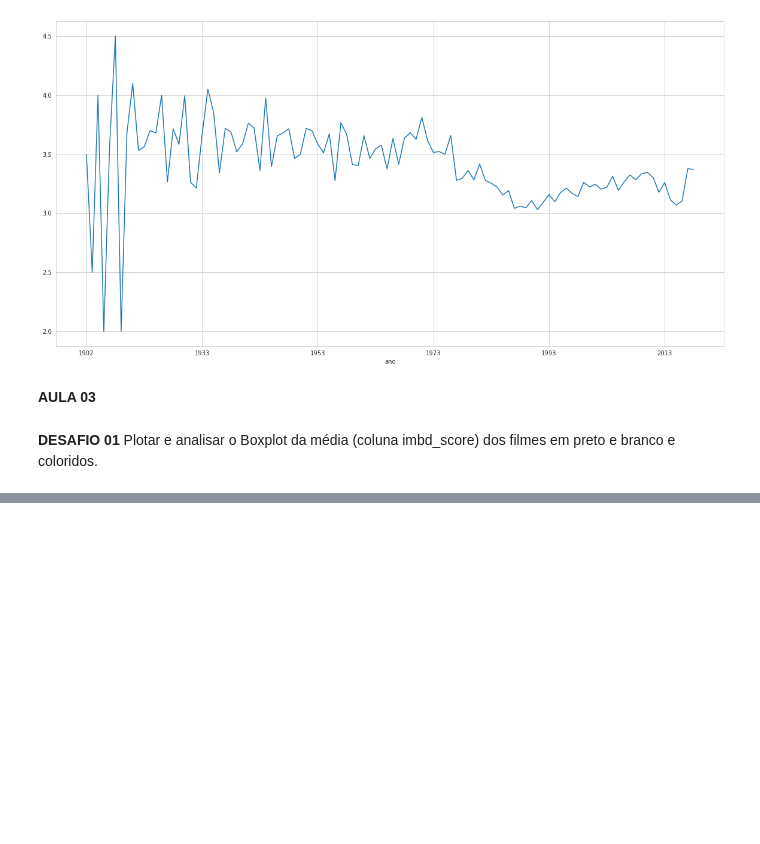
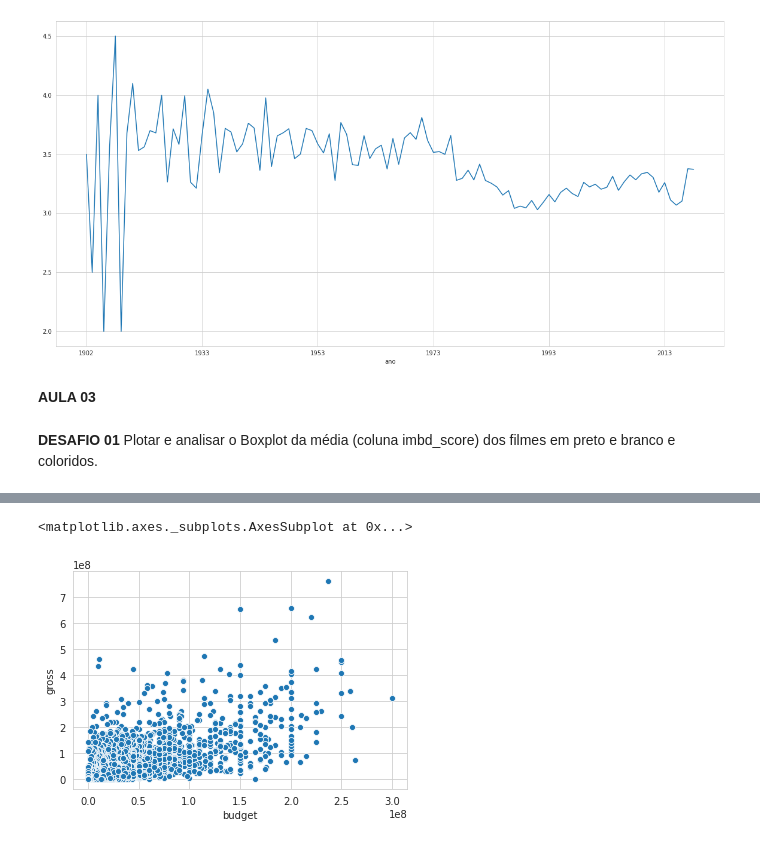
Before and after one commit to lucasg1005/Quarentena_Dados, a Jupyter notebook: QuarentenaDados.ipynb, the cells around one changed output, grey strips where cells are left out. Saved outputs shown, nothing was run; the diff lists cells and outputs as text; code cells hidden in the pictures; blank space fills up the shorter version.

```diff
--- a/QuarentenaDados.ipynb
+++ b/QuarentenaDados.ipynb
@@ -451,0 +425,4 @@ ValueError: ignored
+# %%
+imdb = imdb.drop_duplicates()
+imdb_usa = imdb.query("country == 'USA'")
+imdb_usa.sort_values("budget", ascending=False).head()
@@ -451,0 +436,7 @@ ValueError: ignored
+# %%
+budget_gross = imdb_usa[["budget", "gross"]].dropna().query("budget >0 | gross > 0")
+
+sns.scatterplot(x="budget", y="gross", data = budget_gross)
+# %% [output]
+<matplotlib.axes._subplots.AxesSubplot at 0x...>
+[figure, added]
```
Also changed, not shown: parts of 32 cells of this notebook.
